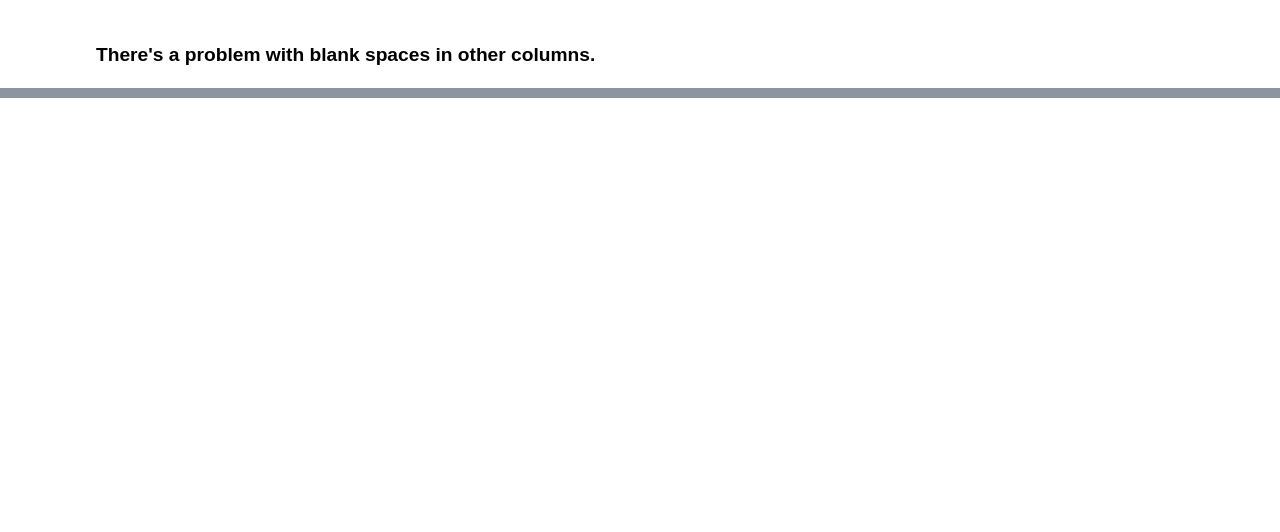
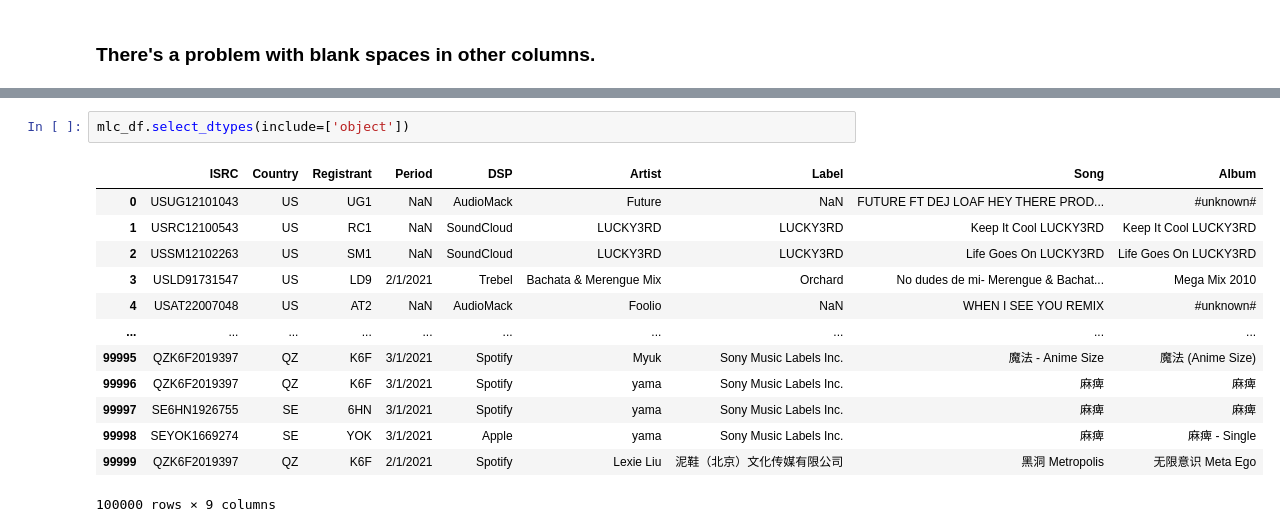
Before and after one commit to NSS-Data-Analytics-Cohort-6/mlc-project-nan-nagini, a Jupyter notebook: Notebooks/MLC_Dataset.ipynb, the cells around one changed output, grey strips where cells are left out. Drawn from its saved outputs; the diff is of its cells as text; blank space fills up the shorter version.

```diff
--- a/Notebooks/MLC_Dataset.ipynb
+++ b/Notebooks/MLC_Dataset.ipynb
@@ -277,0 +345,16 @@ mlc_data.sort_values('Duration', ascending=False).head()
+# %%
+mlc_df.select_dtypes(include=['object'])
+# %% [output]
+|  | ISRC | Country | Registrant | Period | DSP | Artist | Label | Song | Album |
+| 0 | USUG12101043 | US | UG1 | NaN | AudioMack | Future | NaN | FUTURE FT DEJ LOAF HEY THERE PROD... | #unknown# |
+| 1 | USRC12100543 | US | RC1 | NaN | SoundCloud | LUCKY3RD | LUCKY3RD | Keep It Cool LUCKY3RD | Keep It Cool LUCKY3RD |
+| 2 | USSM12102263 | US | SM1 | NaN | SoundCloud | LUCKY3RD | LUCKY3RD | Life Goes On LUCKY3RD | Life Goes On LUCKY3RD |
+| 3 | USLD91731547 | US | LD9 | 2/1/2021 | Trebel | Bachata & Merengue Mix | Orchard | No dudes de mi- Merengue & Bachat... | Mega Mix 2010 |
+| 4 | USAT22007048 | US | AT2 | NaN | AudioMack | Foolio | NaN | WHEN I SEE YOU REMIX | #unknown# |
+| ... | ... | ... | ... | ... | ... | ... | ... | ... | ... |
+| 99995 | QZK6F2019397 | QZ | K6F | 3/1/2021 | Spotify | Myuk | Sony Music Labels Inc. | 魔法 - Anime Size | 魔法 (Anime Size) |
+| 99996 | QZK6F2019397 | QZ | K6F | 3/1/2021 | Spotify | yama | Sony Music Labels Inc. | 麻痺 | 麻痺 |
+| 99997 | SE6HN1926755 | SE | 6HN | 3/1/2021 | Spotify | yama | Sony Music Labels Inc. | 麻痺 | 麻痺 |
+| 99998 | SEYOK1669274 | SE | YOK | 3/1/2021 | Apple | yama | Sony Music Labels Inc. | 麻痺 | 麻痺 - Single |
+| 99999 | QZK6F2019397 | QZ | K6F | 2/1/2021 | Spotify | Lexie Liu | 泥鞋（北京）文化传媒有限公司 | 黑洞 Metropolis | 无限意识 Meta Ego |
+100000 rows × 9 columns
```
Also changed, not shown: parts of 60 cells of this notebook.
